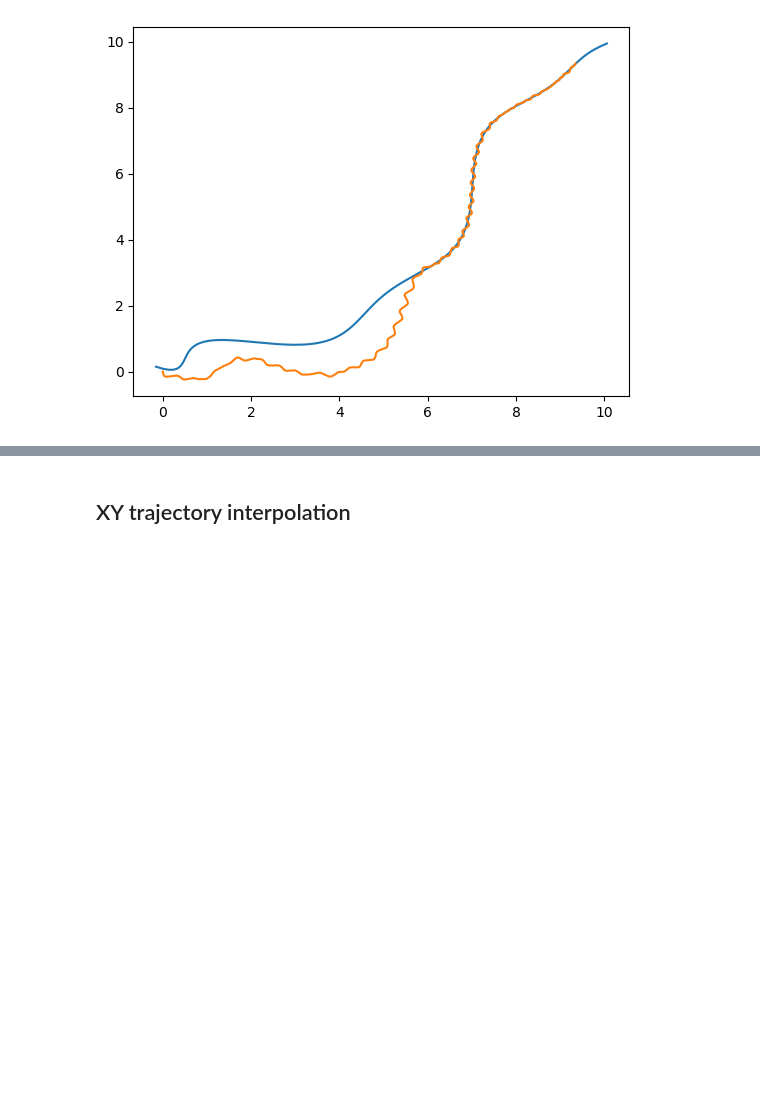
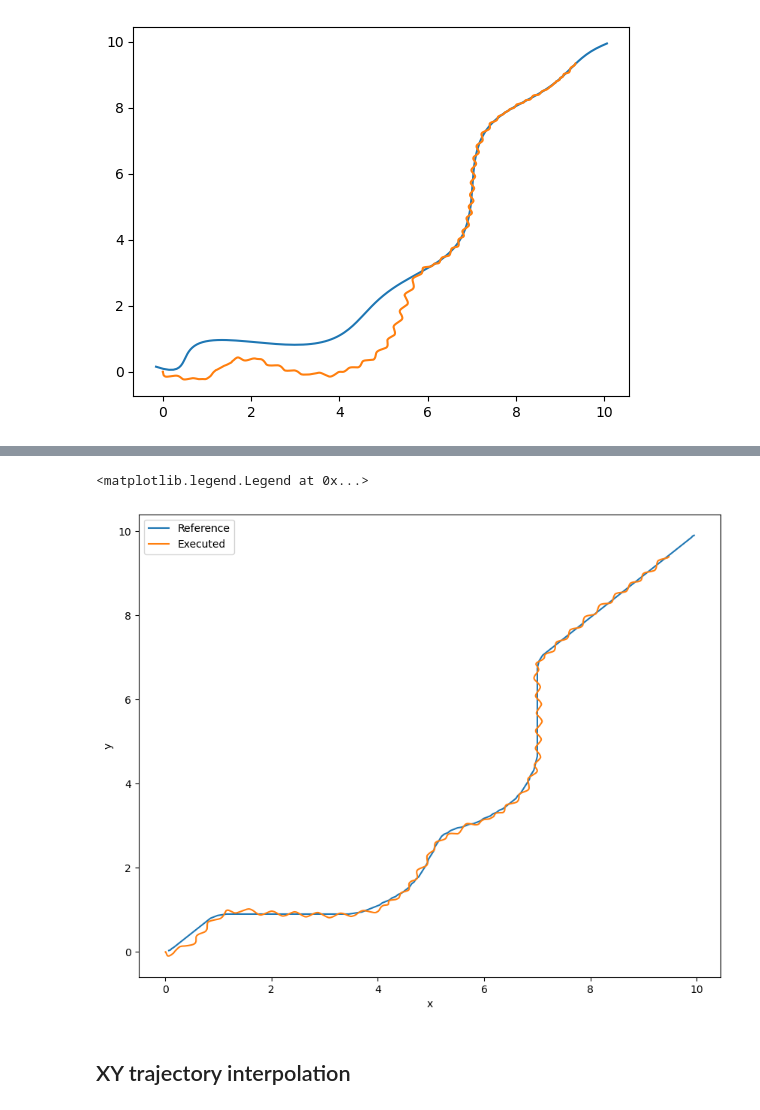
Before and after one commit to AntoSave/mujoco_mpc, a Jupyter notebook: tuning/test.ipynb, the cells around one changed output, grey strips where cells are left out. Cells and saved outputs as stored; diff of their text form; code cells hidden in the pictures; blank space fills up the shorter version.

```diff
--- a/tuning/test.ipynb
+++ b/tuning/test.ipynb
@@ -255,3 +256,20 @@ plt.legend(['Reference', 'Robot trajectory'])
+# %%
+import matplotlib.pyplot as plt
+import numpy as np
+import pickle
+experiment_dir = "/home/antonio/uni/tesi/mujoco_mpc/experiments/relative_policy_combination/h1_walk_2024-09-12_23-57-54"
+traj_det = np.load(f'{experiment_dir}/traj.npy', allow_pickle=True)
+reference_data = pickle.load(open(f'{experiment_dir}/path_data.pkl', 'rb'))
+path = reference_data['smoothed_path']
+plt.figure(figsize=(10,8))
+plt.plot(path[:,0], path[:,1])
+plt.plot(traj_det[:,1], traj_det[:,2])
+plt.xlabel('x')
+plt.ylabel('y')
+plt.legend(['Reference', 'Executed'])
+# %% [output]
+<matplotlib.legend.Legend at 0x...>
+[figure, added]
 # %% [markdown]
 ## XY trajectory interpolation
 # %%
```
Also changed, not shown: parts of 1 cell of this notebook.
